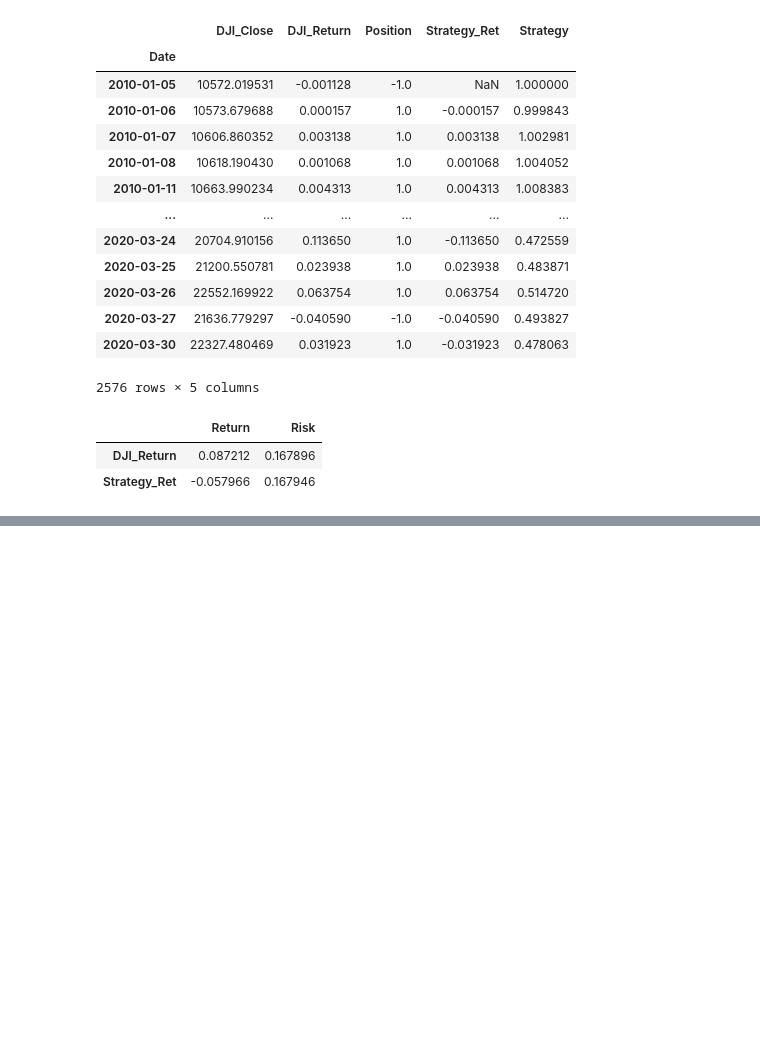
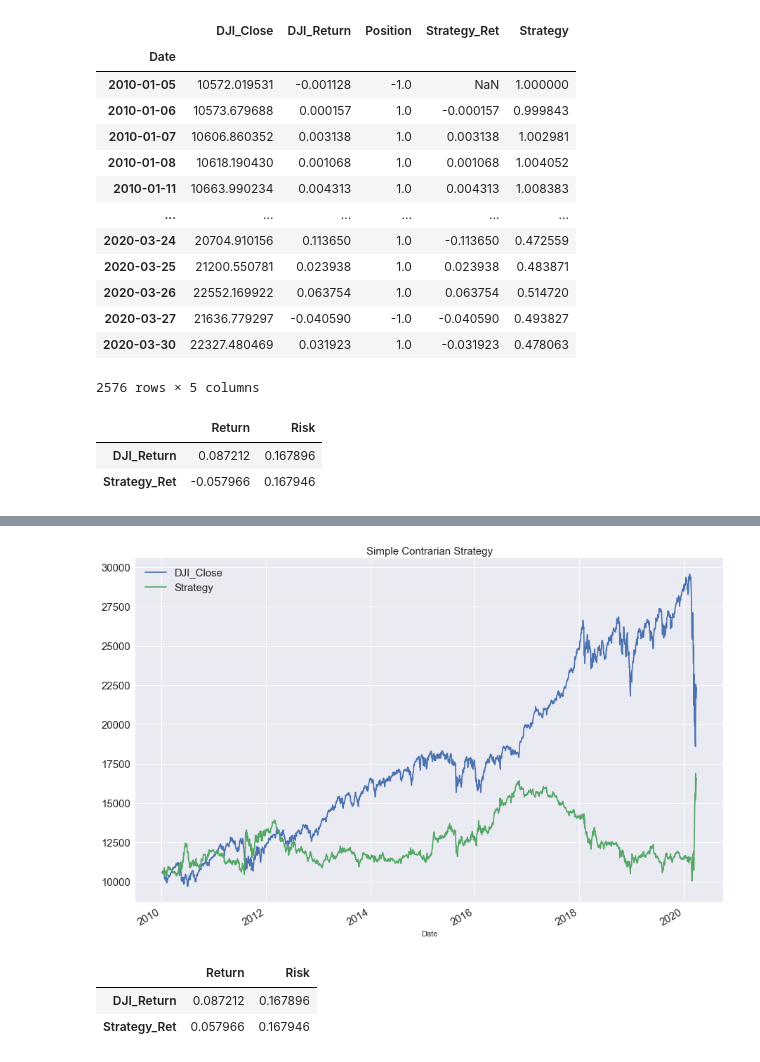
Before and after one commit to cmj123/backtesting_investment_strategies, a Jupyter notebook: project_10_backtesting.ipynb, the cells around one changed output, grey strips where cells are left out. Saved outputs shown, nothing was run; the diff lists cells and outputs as text; code cells hidden in the pictures; blank space fills up the shorter version.

Commit message:
Completed backtesting a simple contrarian strategy

```diff
--- a/project_10_backtesting.ipynb
+++ b/project_10_backtesting.ipynb
@@ -291,0 +310,6 @@ summary_ann(df[["DJI_Return", "Strategy_Ret"]])
+# %%
+df = data.loc["2010":, "Close"].to_frame()
+df["DJI_Return"] = df.Close.pct_change()
+df.columns = ['DJI_Close', "DJI_Return"]
+df.dropna(inplace = True)
+df
@@ -291,0 +331,2 @@ summary_ann(df[["DJI_Return", "Strategy_Ret"]])
+# %%
+df["Position"] = -np.sign(df["DJI_Return"])
@@ -291,0 +350,2 @@ summary_ann(df[["DJI_Return", "Strategy_Ret"]])
+# %%
+df["Strategy_Ret"] = df["Position"].shift()*df["DJI_Return"]
@@ -291,0 +369,2 @@ summary_ann(df[["DJI_Return", "Strategy_Ret"]])
+# %%
+df["Strategy"] = df.Strategy_Ret.add(1, fill_value=0).cumprod()*df.iloc[0,0]
@@ -291,0 +388,13 @@ summary_ann(df[["DJI_Return", "Strategy_Ret"]])
+# %%
+df[["DJI_Close","Strategy"]].plot(figsize=(15,10), fontsize=15)
+plt.legend(fontsize=15)
+plt.title("Simple Contrarian Strategy", fontsize=15)
+plt.show()
+# %% [output]
+[figure, added]
+# %%
+summary_ann(df[['DJI_Return',"Strategy_Ret"]])
+# %% [output]
+|  | Return | Risk |
+| DJI_Return | 0.087212 | 0.167896 |
+| Strategy_Ret | 0.057966 | 0.167946 |
```
Also changed, not shown: parts of 6 cells of this notebook.
